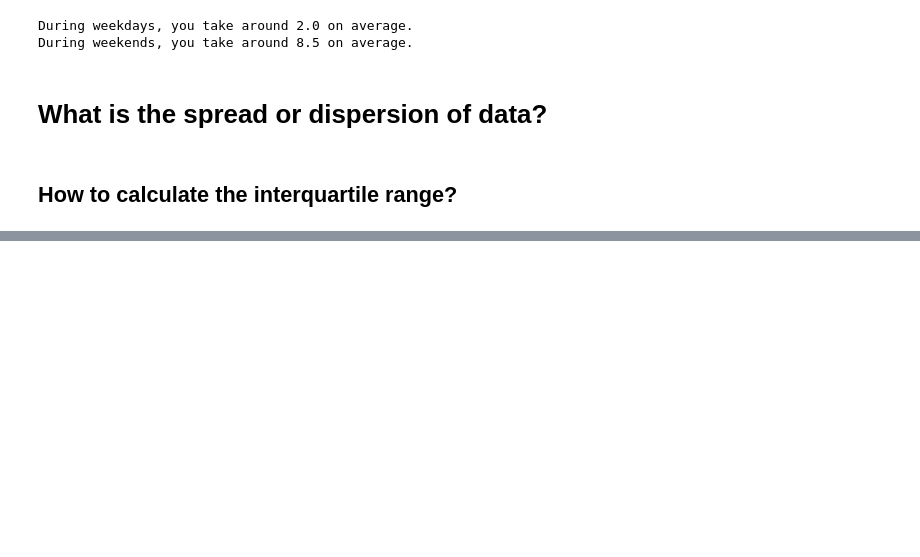
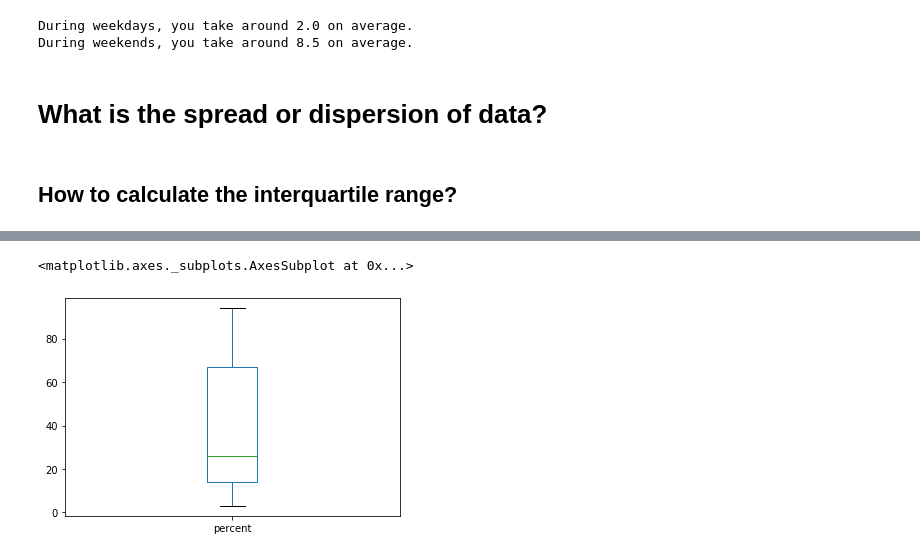
Before and after one commit to whatevergeek/little_quick_fix, a Jupyter notebook: See Numbers in Data.ipynb, the cells around one changed output, grey strips where cells are left out. Drawn from its saved outputs; the diff is of its cells as text; code cells hidden in the pictures; blank space fills up the shorter version.

```diff
--- a/See Numbers in Data.ipynb
+++ b/See Numbers in Data.ipynb
@@ -210,0 +211,5 @@ mean([67, 56]) - mean([14, 13])
+# %%
+country_religion_value.plot.box()
+# %% [output]
+<matplotlib.axes._subplots.AxesSubplot at 0x...>
+[figure, added]
```
Also changed, not shown: parts of 6 cells of this notebook, 1 other file.
